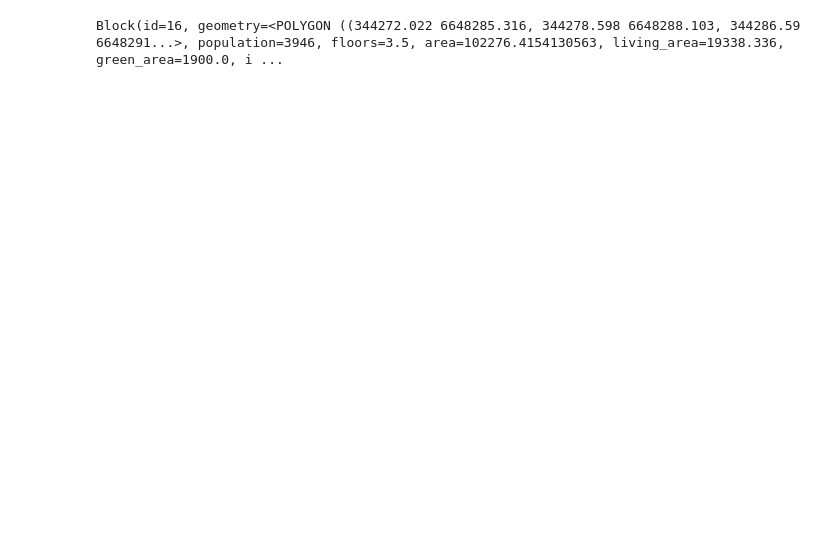
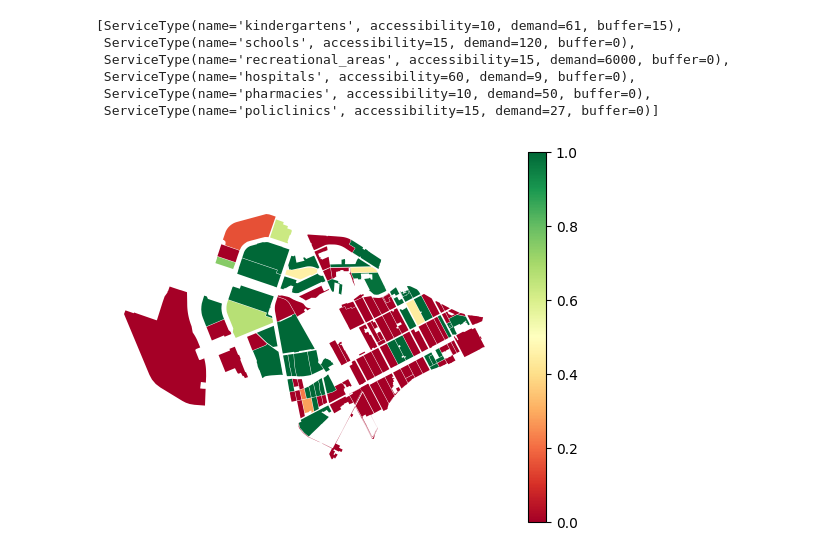
Before and after one commit to aimclub/blocksnet, a Jupyter notebook: examples/3a city_model provision.ipynb, the cells around one changed output. Saved outputs shown, nothing was run; the diff lists cells and outputs as text; code cells hidden in the pictures; blank space fills up the shorter version.

```diff
--- a/examples/3a city_model provision.ipynb
+++ b/examples/3a city_model provision.ipynb
@@ -12,7 +8,3 @@ accessibility_matrix = pd.read_pickle(os.path.join(example_data_path, "data_gett
 # %%
 from masterplan_tools.models import City
-
-city_model = City(
-  blocks_gdf=aggregated_blocks,
-  matrix=accessibility_matrix
-)
+city_model = City.from_pickle(os.path.join(example_data_path, 'city_model.pickle'))
@@ -21,9 +11,17 @@ city_model.to_pickle(os.path.join(example_data_path, 'city_model.pickle'))
-# %%
-schools = gpd.read_parquet(os.path.join(example_data_path, "schools.parquet"))
-kindergartens = gpd.read_parquet(os.path.join(example_data_path, "kindergartens.parquet"))
-city_model.update_layer('schools', schools)
-city_model.update_layer('kindergartens', kindergartens)
 # %%
-city_model[16]
+city_model.service_types
 # %% [output]
-Block(id=16, geometry=<POLYGON ((344272.022 6648285.316, 344278.598 6648288.103, 344286.59 6648291...>, population=3946, floors=3.5, area=102276.4154130563, living_area=19338.336, green_area=1900.0, i ...
+[ServiceType(name='kindergartens', accessibility=10, demand=61, buffer=15),
+ ServiceType(name='schools', accessibility=15, demand=120, buffer=0),
+ ServiceType(name='recreational_areas', accessibility=15, demand=6000, buffer=0),
+ ServiceType(name='hospitals', accessibility=60, demand=9, buffer=0),
+ ServiceType(name='pharmacies', accessibility=10, demand=50, buffer=0),
+ ServiceType(name='policlinics', accessibility=15, demand=27, buffer=0)]
+# %%
+from masterplan_tools.method import Provision
+prov = Provision(city_model=city_model)
+calc = prov.calculate('kindergartens')
+# %%
+prov.plot(calc)
+# %% [output]
+[figure, added]
```
Also changed, not shown: parts of 2 cells of this notebook, 7 other files.
